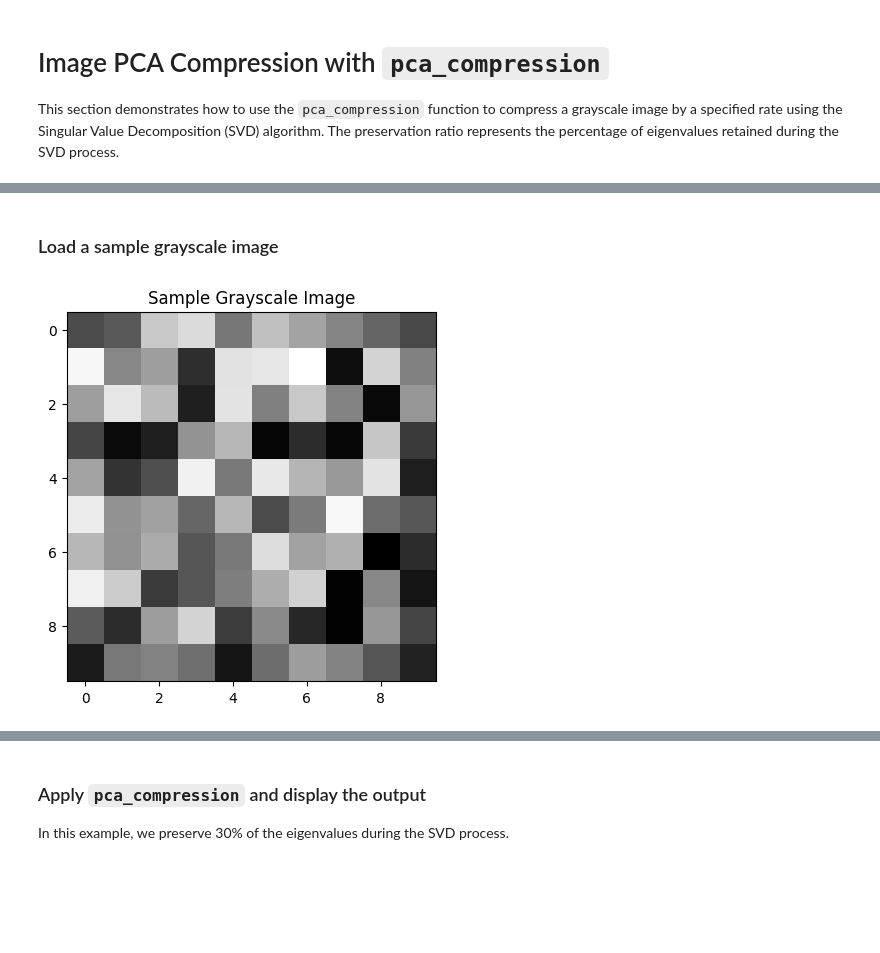
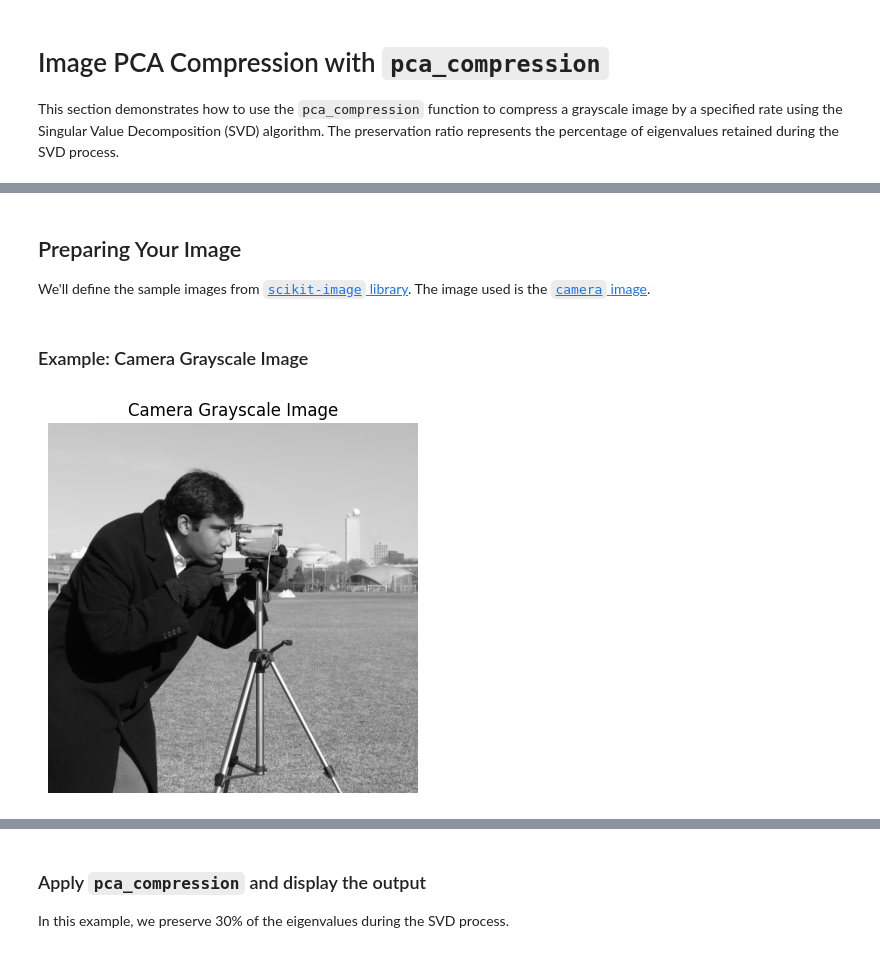
Before and after one commit to UBC-MDS/SharpEdge, a Jupyter notebook: docs/pca_compression.ipynb, the cells around one changed output, grey strips where cells are left out. Cells and saved outputs as stored; diff of their text form; code cells hidden in the pictures; blank space fills up the shorter version.

```diff
--- a/docs/pca_compression.ipynb
+++ b/docs/pca_compression.ipynb
@@ -11,24 +11,18 @@ import numpy as np
 import matplotlib.pyplot as plt
 from sharpedge.pca_compression import pca_compression
-# %% [markdown]
-### Load a sample grayscale image
-# %%
-sample_image = np.array([
-    [ 75,  89, 198, 215, 118, 189, 162, 131, 100,  73],
-
-    [243, 133, 156,  46, 221, 226, 251,  15, 209, 127],
-    [156, 226, 184,  32, 223, 126, 197, 130,  10, 148],
-    [ 69,  11,  31, 145, 180,   6,  45,   8, 195,  58],
-    [161,  51,  79, 236, 121, 228, 178, 151, 223,  31],
-    [232, 144, 159, 101, 180,  75, 122, 244, 108,  86],
-    [180, 143, 168,  85, 120, 216, 160, 173,   1,  45],
-    [236, 201,  59,  85, 125, 170, 206,   3, 133,  21],
-    [ 90,  45, 155, 208,  60, 136,  40,   3, 149,  69],
-    [ 28, 119, 128, 110,  22, 108, 155, 129,  85,  35]
-])
-
-plt.imshow(sample_image, cmap='gray')
-plt.title("Sample Grayscale Image")
-plt.show()
-# %% [output]
-[figure, removed]
+# %% [markdown]
+## Preparing Your Image
+We'll define the sample images from [`scikit-image` library](https://scikit-image.org/docs/stable/api/skimage.html). The image used is the [`camera` image](https://scikit-image.org/docs/stable/api/skimage.data.html#skimage.data.camera).
+# %% [markdown]
+### Example: Camera Grayscale Image
+# %%
+# Load the camera grayscale image from scikit-image
+img = data.camera()
+
+# Display the image
+plt.imshow(img, cmap='gray')
+plt.title("Camera Grayscale Image")
+plt.axis('off')
+plt.show()
+# %% [output]
+[figure, added]
```
Also changed, not shown: parts of 7 cells of this notebook.
